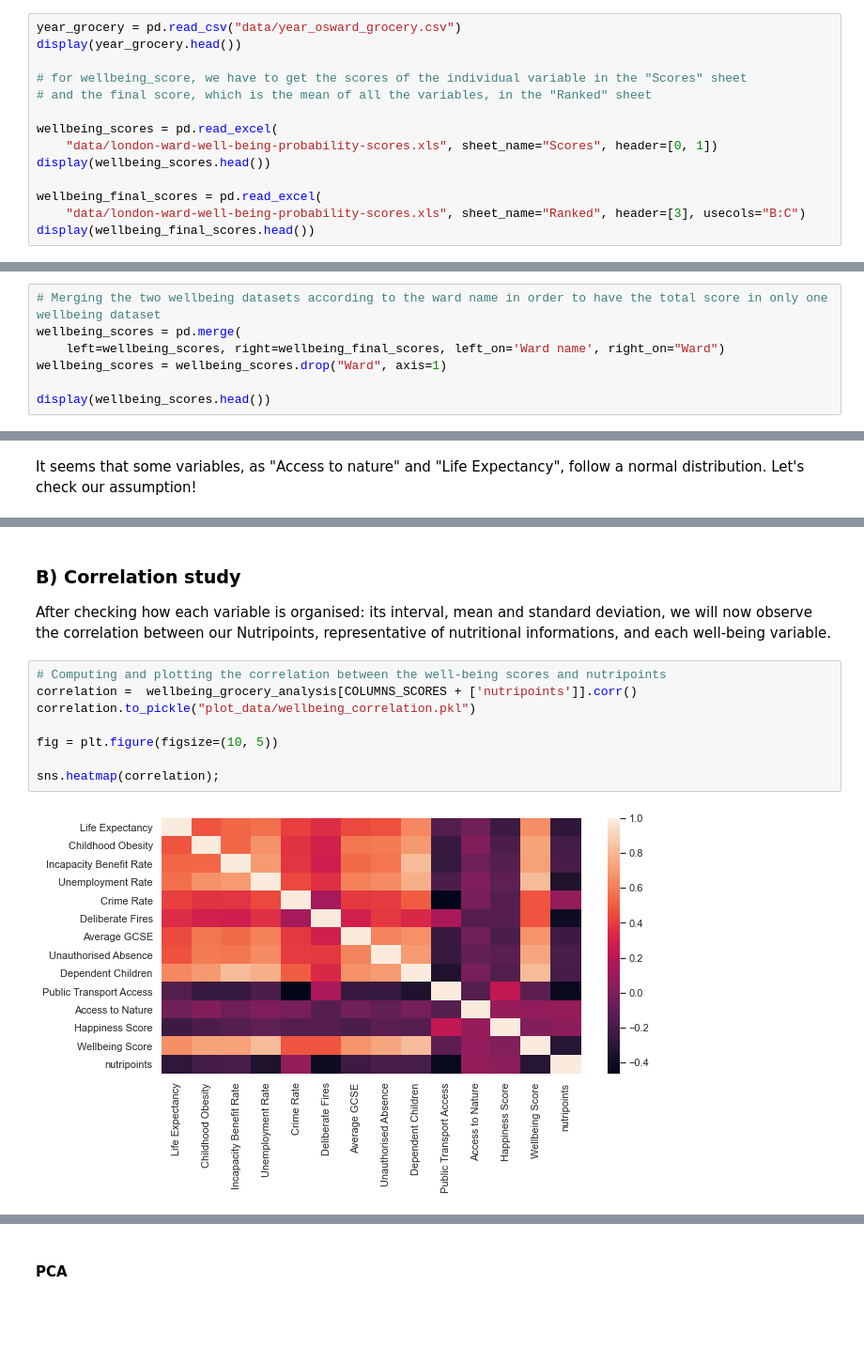
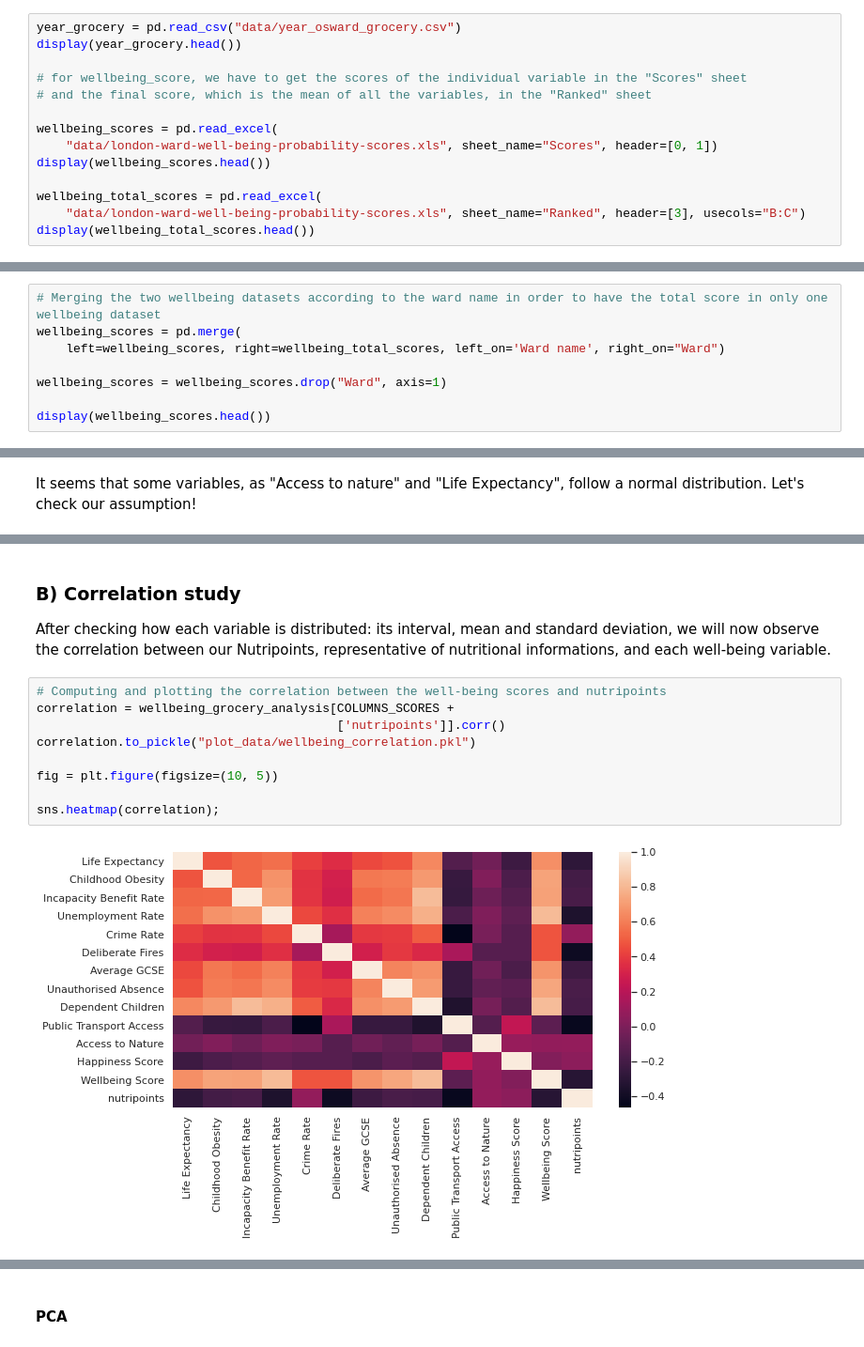
Before and after one commit to epfl-ada/ada-2020-project-milestone-p3-p3_caxaga, a Jupyter notebook: main.ipynb, the cells around one changed output, grey strips where cells are left out. Shown: that part at 94% size. Drawn from its saved outputs; the diff is of its cells as text; blank space fills up the shorter version.

```diff
--- a/main.ipynb
+++ b/main.ipynb
@@ -94,9 +95,9 @@ wellbeing_scores = pd.read_excel(
     "data/london-ward-well-being-probability-scores.xls", sheet_name="Scores", header=[0, 1])
 display(wellbeing_scores.head())
 
-wellbeing_final_scores = pd.read_excel(
+wellbeing_total_scores = pd.read_excel(
     "data/london-ward-well-being-probability-scores.xls", sheet_name="Ranked", header=[3], usecols="B:C")
-display(wellbeing_final_scores.head())
+display(wellbeing_total_scores.head())
 # %% [output]
 |  | area_id | weight | weight_perc2.5 | weight_perc25 | weight_perc50 | weight_perc75 | weight_perc97.5 | ... |
 | 0 | E05000026 | 449.535137 | 32.5 | 166.4 | 300.0 | 500.0 | 1500.0 | ... |
@@ -221,7 +221,8 @@ It is important to check for null values to know if our dataset is complete.
 # %%
 # Merging the two wellbeing datasets according to the ward name in order to have the total score in only one wellbeing dataset
 wellbeing_scores = pd.merge(
-    left=wellbeing_scores, right=wellbeing_final_scores, left_on='Ward name', right_on="Ward")
+    left=wellbeing_scores, right=wellbeing_total_scores, left_on='Ward name', right_on="Ward")
+
 wellbeing_scores = wellbeing_scores.drop("Ward", axis=1)
 
 display(wellbeing_scores.head())
@@ -477,15 +491,17 @@ have a p-value > 0.05.
 Therefore, the null hypothesis is not rejected and we can say that those variables follow a normal distribution.
 # %% [markdown]
 ### B) Correlation study
-After checking how each variable is organised: its interval, mean and standard deviation, we will now observe the correlation between our Nutripoints, representative of nutritional informations, and each well-being variable.
+
+After checking how each variable is distributed: its interval, mean and standard deviation, we will now observe the correlation between our Nutripoints, representative of nutritional informations, and each well-being variable.
 # %%
 # Computing and plotting the correlation between the well-being scores and nutripoints
-correlation =  wellbeing_grocery_analysis[COLUMNS_SCORES + ['nutripoints']].corr()
+correlation = wellbeing_grocery_analysis[COLUMNS_SCORES +
+                                         ['nutripoints']].corr()
 correlation.to_pickle("plot_data/wellbeing_correlation.pkl")
 
 fig = plt.figure(figsize=(10, 5))
 
 sns.heatmap(correlation);
 # %% [output]
-[figure, old version]
+[figure, new version]
 # %% [markdown]
```
Also changed, not shown: parts of 71 cells of this notebook, 7 other files.
